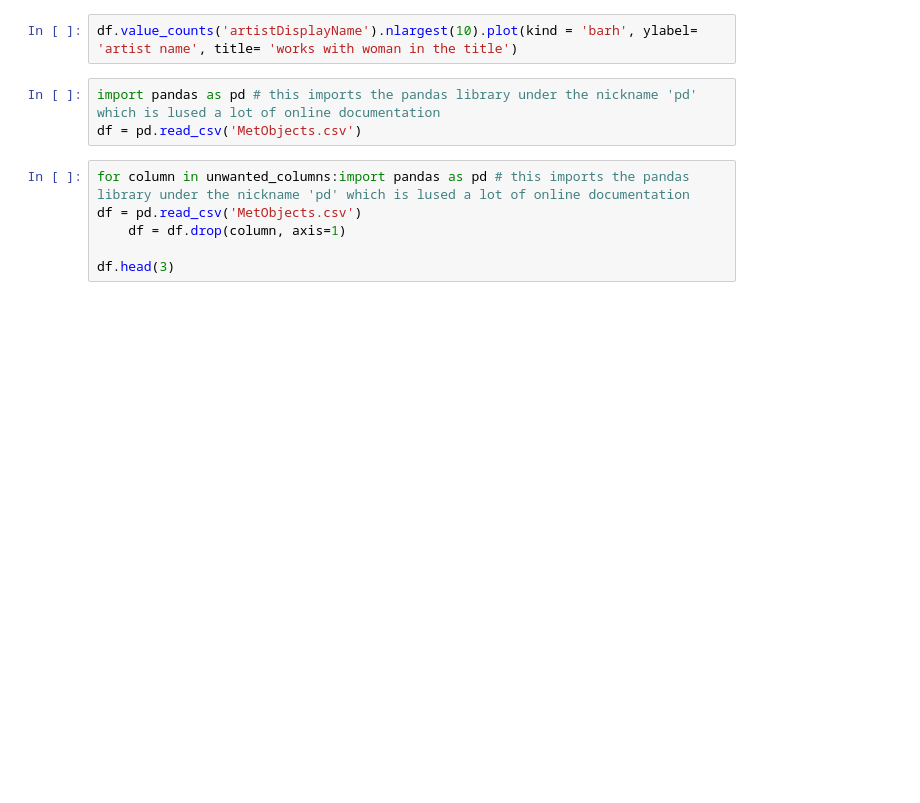
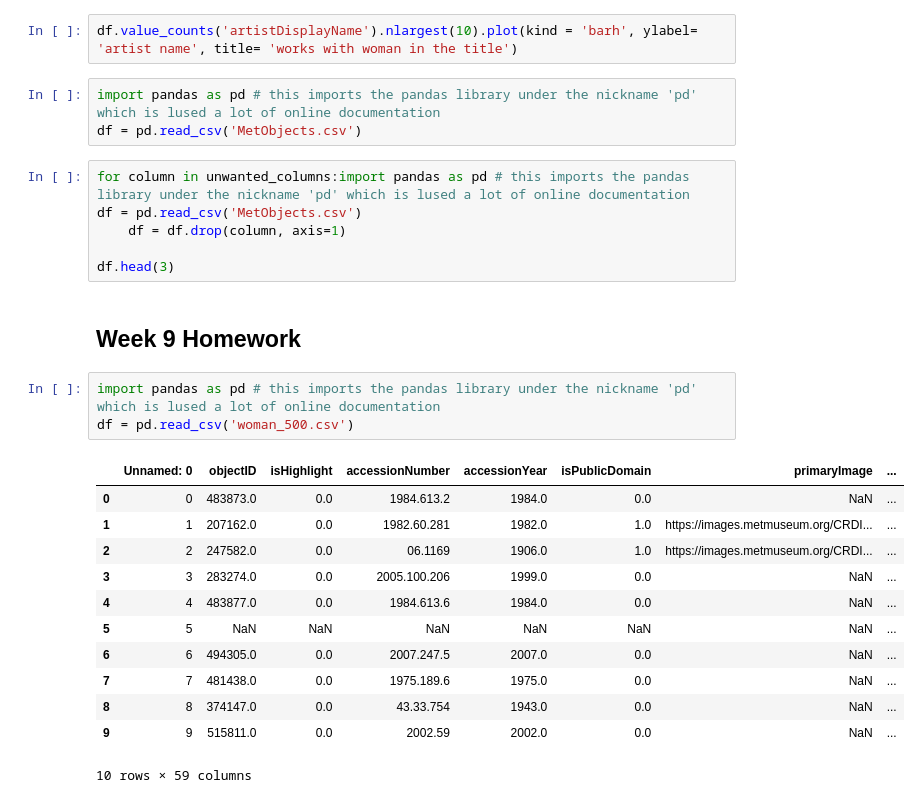
Before and after one commit to myoos-git/INFO-664_Yoos, a Jupyter notebook: Week9/Week9.ipynb, the cells around one changed output. Cells and saved outputs as stored; diff of their text form; blank space fills up the shorter version.

```diff
--- a/Week9/Week9.ipynb
+++ b/Week9/Week9.ipynb
@@ -395,3 +395,21 @@ df = pd.read_csv('MetObjects.csv')
     df = df.drop(column, axis=1)
 
 df.head(3)
+# %% [markdown]
+## Week 9 Homework
+# %%
+import pandas as pd # this imports the pandas library under the nickname 'pd' which is lused a lot of online documentation
+df = pd.read_csv('woman_500.csv')
+# %% [output]
+|  | Unnamed: 0 | objectID | isHighlight | accessionNumber | accessionYear | isPublicDomain | primaryImage | ... |
+| 0 | 0 | 483873.0 | 0.0 | 1984.613.2 | 1984.0 | 0.0 | NaN | ... |
+| 1 | 1 | 207162.0 | 0.0 | 1982.60.281 | 1982.0 | 1.0 | https://images.metmuseum.org/CRDI... | ... |
+| 2 | 2 | 247582.0 | 0.0 | 06.1169 | 1906.0 | 1.0 | https://images.metmuseum.org/CRDI... | ... |
+| 3 | 3 | 283274.0 | 0.0 | 2005.100.206 | 1999.0 | 0.0 | NaN | ... |
+| 4 | 4 | 483877.0 | 0.0 | 1984.613.6 | 1984.0 | 0.0 | NaN | ... |
+| 5 | 5 | NaN | NaN | NaN | NaN | NaN | NaN | ... |
+| 6 | 6 | 494305.0 | 0.0 | 2007.247.5 | 2007.0 | 0.0 | NaN | ... |
+| 7 | 7 | 481438.0 | 0.0 | 1975.189.6 | 1975.0 | 0.0 | NaN | ... |
+| 8 | 8 | 374147.0 | 0.0 | 43.33.754 | 1943.0 | 0.0 | NaN | ... |
+| 9 | 9 | 515811.0 | 0.0 | 2002.59 | 2002.0 | 0.0 | NaN | ... |
+10 rows × 59 columns
```
Also changed, not shown: parts of 1 cell of this notebook, 2 other files.
